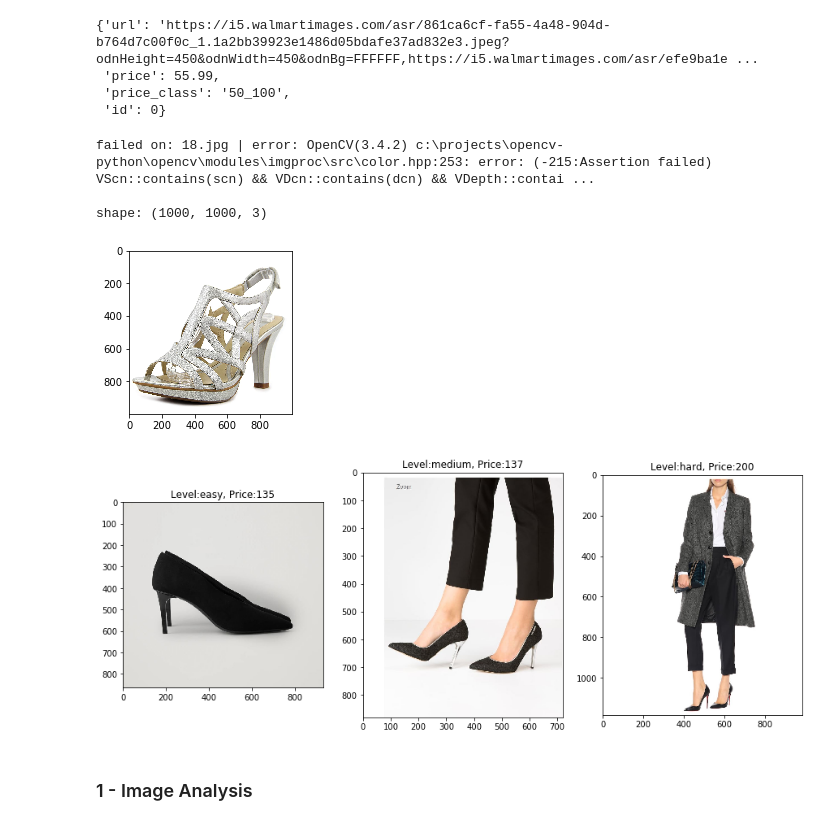
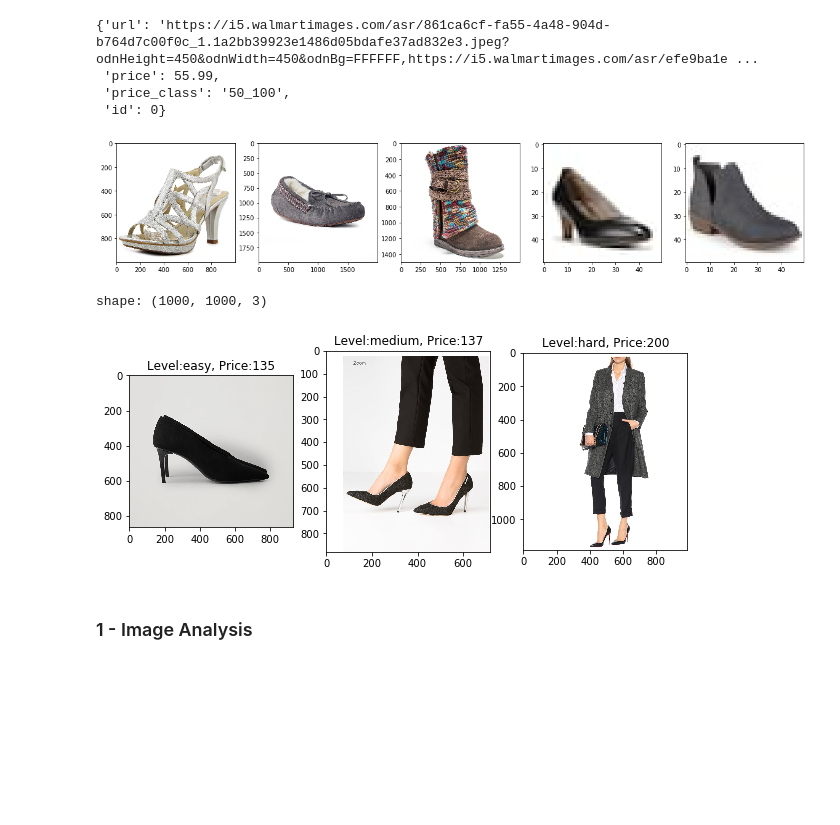
Before and after one commit to mdipietro09/DataScience_ArtificialIntelligence_Utils, a Jupyter notebook: deep_learning_computer_vision/object_detection_example.ipynb, the cells around one changed output. Drawn from its saved outputs; the diff is of its cells as text; code cells hidden in the pictures; blank space fills up the shorter version.

```diff
--- a/deep_learning_computer_vision/object_detection_example.ipynb
+++ b/deep_learning_computer_vision/object_detection_example.ipynb
@@ -77,21 +75,17 @@ for dic in data:
         next
 # %%
 # Load all images
-lst_imgs = load_multi_imgs(dirpath="fs/raw_images/")
-
+lst_imgs = load_imgs(dirpath="fs/raw_images/", plot=True, ext=['.png','.jpg','.jpeg','.JPG'])
 print("shape:", lst_imgs[0].shape)
-utils_plot_img(lst_imgs[0], figsize=(5,3))
 # %% [output]
+[figure, new version]
-failed on: 18.jpg | error: OpenCV(3.4.2) c:\projects\opencv-python\opencv\modules\imgproc\src\color.hpp:253: error: (-215:Assertion failed) VScn::contains(scn) && VDcn::contains(dcn) && VDepth::contai ...
-
 shape: (1000, 1000, 3)
-[figure, old version]
 # %%
 # Load Validation images
-lst_new_imgs = load_multi_imgs(dirpath="data/")
-plot_multi_imgs(lst_new_imgs, lst_titles=["Level:easy, Price:135", "Level:medium, Price:137", "Level:hard, Price:200"], figsize=(15,10))
+lst_new_imgs = load_imgs(dirpath="data/")
+plot_imgs(lst_new_imgs, lst_titles=["Level:easy, Price:135", "Level:medium, Price:137", "Level:hard, Price:200"], figsize=(10,5))
 # %% [output]
-[figure, old version]
+[figure, new version]
 # %% [markdown]
 ### 1 - Image Analysis
 # %% [markdown]
```
Also changed, not shown: parts of 25 cells of this notebook, 1 other file.
